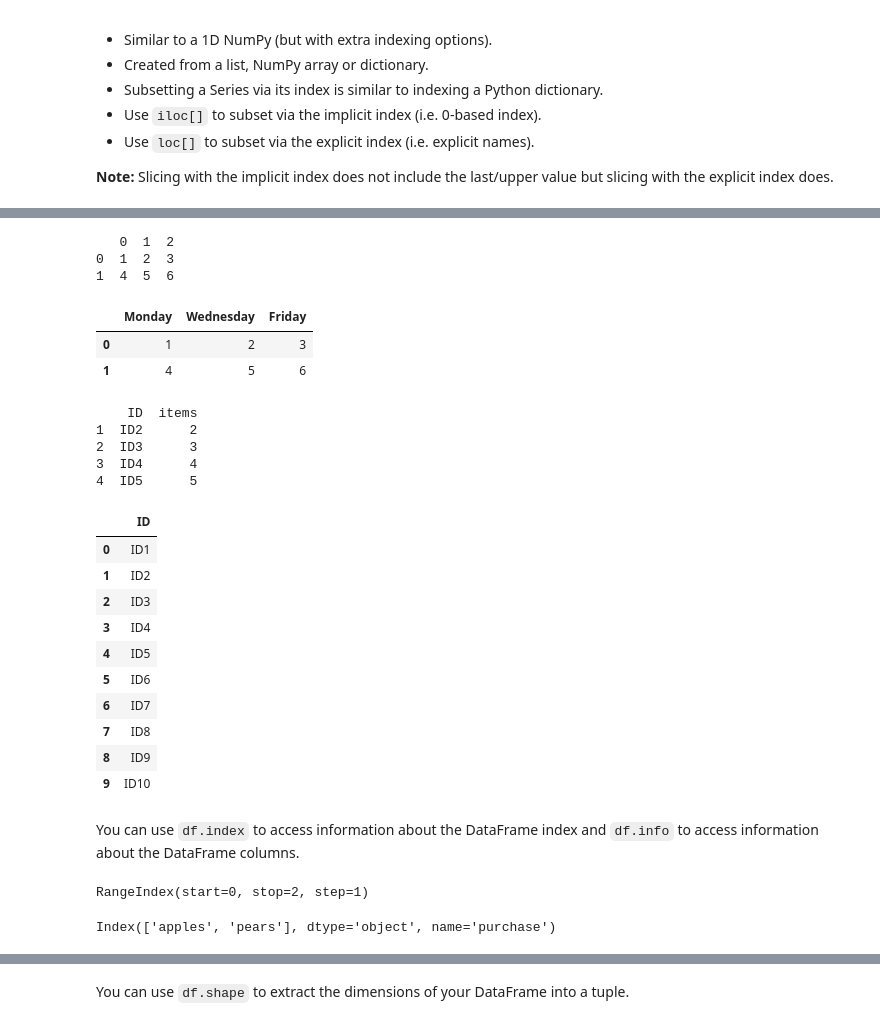
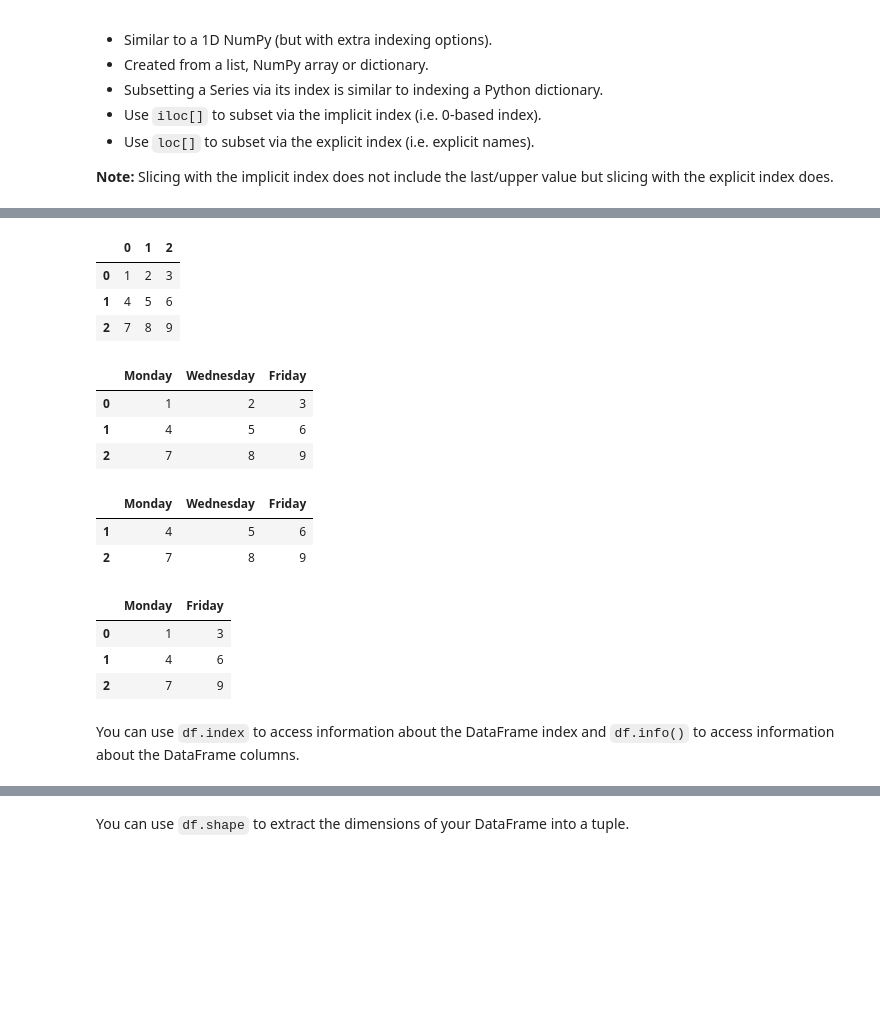
Before and after one commit to erikaduan/python_data_science_tips, a Jupyter notebook: 03_notebooks/03_Python-data-structures.ipynb, the cells around one changed output, grey strips where cells are left out. Cells and saved outputs as stored; diff of their text form; code cells hidden in the pictures; blank space fills up the shorter version.

```diff
--- a/03_notebooks/03_Python-data-structures.ipynb
+++ b/03_notebooks/03_Python-data-structures.ipynb
@@ -754,51 +890,39 @@ df_2 # more than one column
 # %%
-#-----example 2-----
-df_3 = pd.DataFrame(np.arange(1, 6+1).reshape(2,3)) # 2D NumPy array format
-print(df_3)
-
-df_3.columns = ["Monday", "Wednesday", "Friday"] # input a list
+#-----example 2.1-----
+df_3 = pd.DataFrame(np.arange(1, 9+1).reshape(3,3)) # create a DataFrame from a 2D NumPy array
 df_3
 # %% [output]
-   0  1  2
-0  1  2  3
-1  4  5  6
-|  | Monday | Wednesday | Friday |
+|  | 0 | 1 | 2 |
 | 0 | 1 | 2 | 3 |
 | 1 | 4 | 5 | 6 |
+| 2 | 7 | 8 | 9 |
+# %%
+#-----example 2.2-----
+df_3.columns = ["Monday", "Wednesday", "Friday"] # input column names as a list
+df_3 # df_3 is modified in place
+# %% [output]
+|  | Monday | Wednesday | Friday |
+| 0 | 1 | 2 | 3 |
+| 1 | 4 | 5 | 6 |
+| 2 | 7 | 8 | 9 |
 # %%
-#-----example 3-----
-print(df_2.iloc[1: 4+1]) # slice rows implicitly
-# df_2.loc[["ID3", "ID4"]] does not work
+#-----example 2.3-----
+df_3.iloc[1: 2+1] # slice rows implicitly
 
-df_2[["ID"]] # use [[]] to return a DataFrame
+# note that df_2.loc[["ID3", "ID4"]] does not work
 # %% [output]
-    ID  items
-1  ID2      2
-2  ID3      3
-3  ID4      4
-4  ID5      5
-|  | ID |
-| 0 | ID1 |
-| 1 | ID2 |
-| 2 | ID3 |
-| 3 | ID4 |
-| 4 | ID5 |
-| 5 | ID6 |
-| 6 | ID7 |
-| 7 | ID8 |
-| 8 | ID9 |
-| 9 | ID10 |
+|  | Monday | Wednesday | Friday |
+| 1 | 4 | 5 | 6 |
+| 2 | 7 | 8 | 9 |
+# %%
+#-----example 2.4-----
+df_3[["Monday", "Friday"]] # select columns expliciting via column name
+
+# note that we use [[]] to return a DataFrame
+# %% [output]
+|  | Monday | Friday |
+| 0 | 1 | 3 |
+| 1 | 4 | 6 |
+| 2 | 7 | 9 |
 # %% [markdown]
-You can use `df.index` to access information about the DataFrame index and `df.info` to access information about the DataFrame columns.
+You can use `df.index` to access information about the DataFrame index and `df.info()` to access information about the DataFrame columns.
-# %%
-#-----example 4-----
-print(df_3.index)
-
-new_column = ["apples", "pears"]
-df_3["purchase"] = new_column
-df_3 = df_3.set_index("purchase")
-
-df_3.index
-# %% [output]
-RangeIndex(start=0, stop=2, step=1)
-Index(['apples', 'pears'], dtype='object', name='purchase')
```
Also changed, not shown: parts of 87 cells of this notebook, 4 other files.
